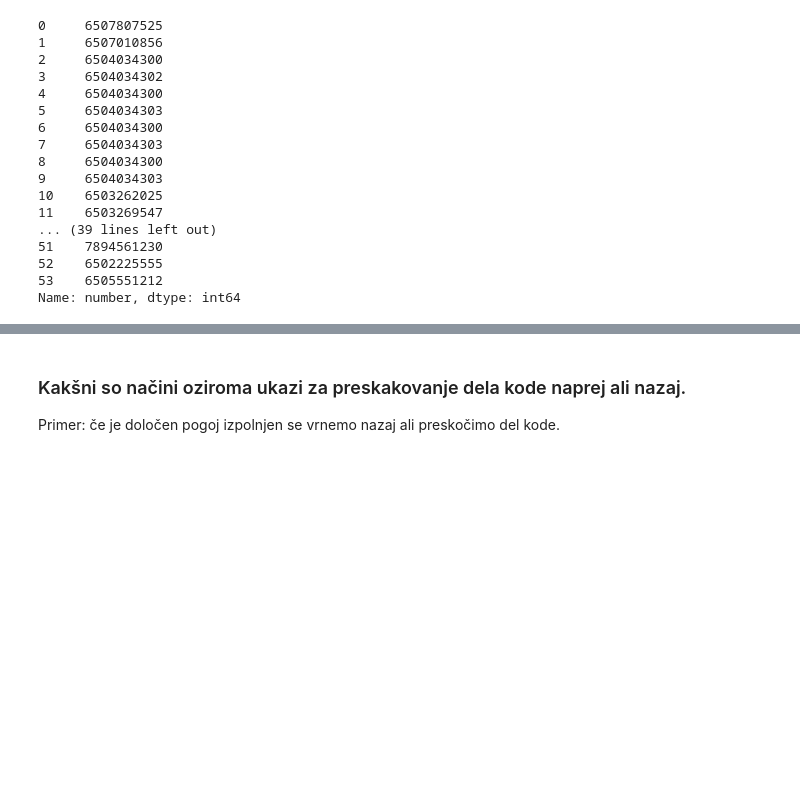
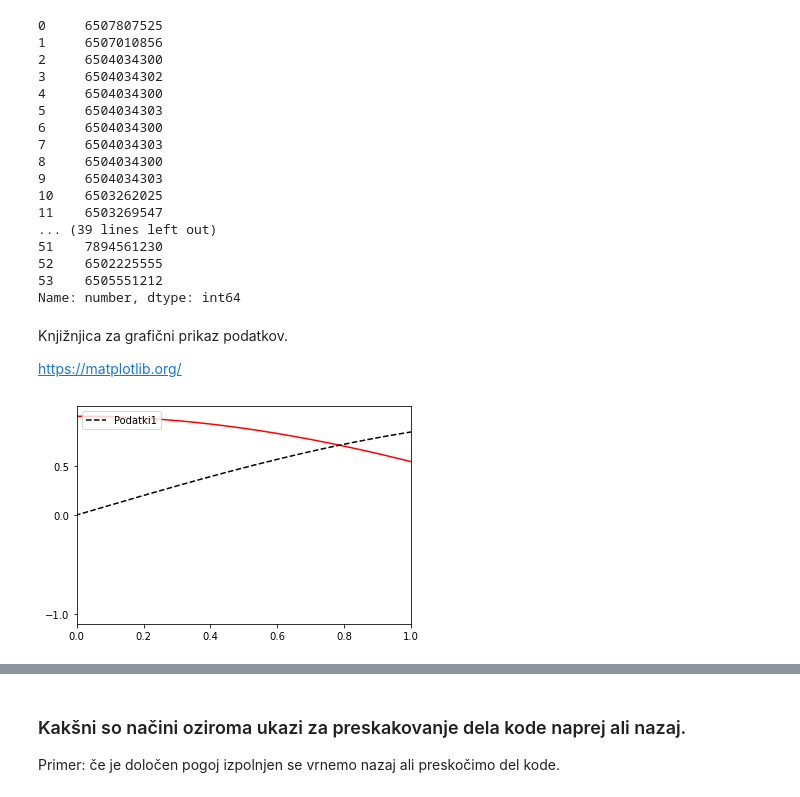
Before and after one commit to icta-tecaji/python-osnovni-public, a Jupyter notebook: 11_Vprašanja/11_Vprašanja.ipynb, the cells around one changed output, grey strips where cells are left out. Saved outputs shown, nothing was run; the diff lists cells and outputs as text; code cells hidden in the pictures; blank space fills up the shorter version.

Commit message:
F-string ponovitev, primerjava float, matplotlib

```diff
--- a/11_Vprašanja/11_Vprašanja.ipynb
+++ b/11_Vprašanja/11_Vprašanja.ipynb
@@ -301,3 +301,7 @@ phones["number"].str.replace("-", " ").str.replace(" ", "").astype('int')
 52    6502225555
 53    6505551212
 Name: number, dtype: int64
+# %% [markdown]
+Knjižnjica za grafični prikaz podatkov.
+
+https://matplotlib.org/
@@ -303,0 +311,18 @@ Name: number, dtype: int64
+# %%
+#x-os
+X = np.linspace(-np.pi, np.pi, 256) # dobimo 256 vrednosti od -pi do vključno pi
+
+#y-os, potrebujemo vrednsoti Cos(x) in sin(x)
+C = np.cos(X)
+S = np.sin(X)
+
+plt.plot(X,C, color="r")
+plt.plot(X,S, linestyle="--", color="black", label="Podatki1")
+plt.xlim(0, 1)
+plt.yticks([-1, 0, 0.5])
+
+plt.legend(loc="upper left")
+
+plt.show()
+# %% [output]
+[figure, added]
```
Also changed, not shown: parts of 10 cells of this notebook, 1 other file.
